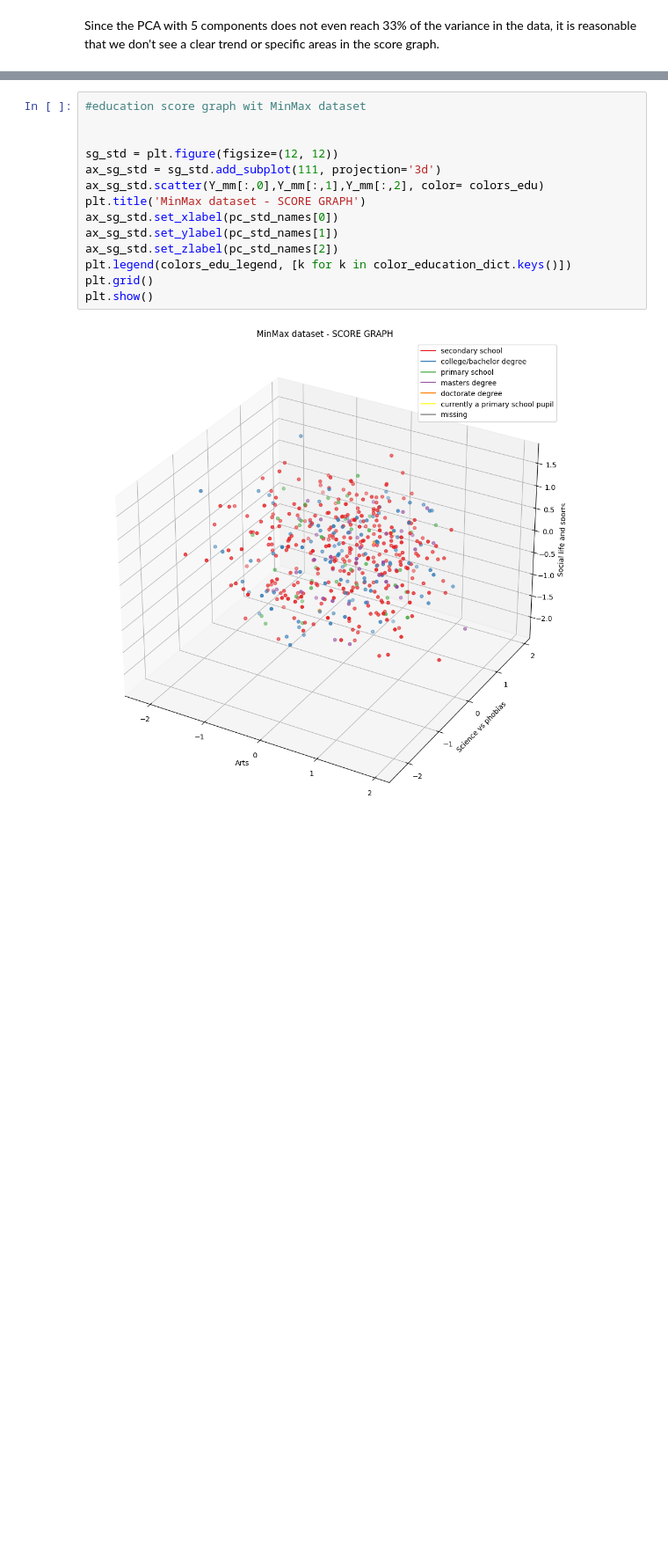
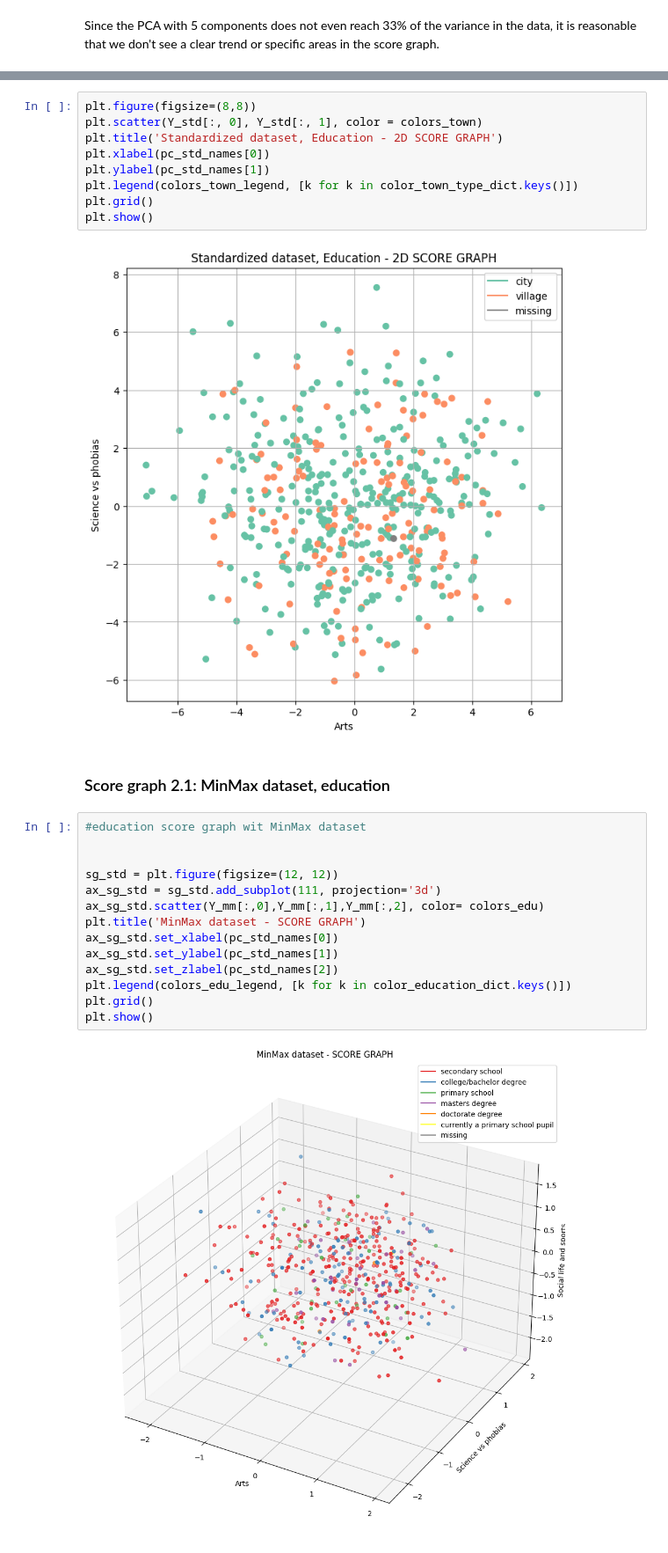
Before and after one commit to fabiolauro/PCA_CLA_Project, a Jupyter notebook: HWpca_Lauro_Martellone.ipynb, the cells around one changed output, grey strips where cells are left out. Shown at 88% size. Drawn from its saved outputs; the diff is of its cells as text; blank space fills up the shorter version.

```diff
--- a/HWpca_Lauro_Martellone.ipynb
+++ b/HWpca_Lauro_Martellone.ipynb
@@ -765,6 +781,19 @@ plt.grid()
 plt.show()
 # %% [output]
 [figure]
+# %%
+plt.figure(figsize=(8,8))
+plt.scatter(Y_std[:, 0], Y_std[:, 1], color = colors_town)
+plt.title('Standardized dataset, Education - 2D SCORE GRAPH')
+plt.xlabel(pc_std_names[0])
+plt.ylabel(pc_std_names[1])
+plt.legend(colors_town_legend, [k for k in color_town_type_dict.keys()])
+plt.grid()
+plt.show()
+# %% [output]
+[figure, added]
+# %% [markdown]
+### Score graph 2.1: MinMax dataset, education
 # %%
 #education score graph wit MinMax dataset
 
```
Also changed, not shown: parts of 10 cells of this notebook.
